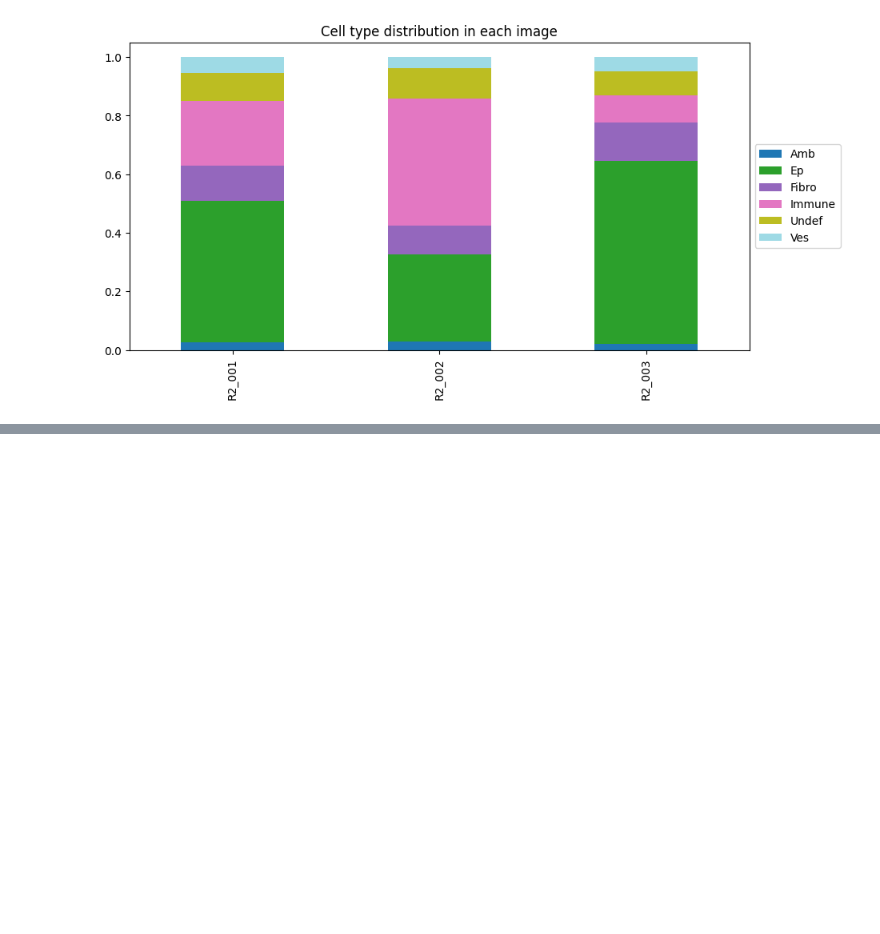
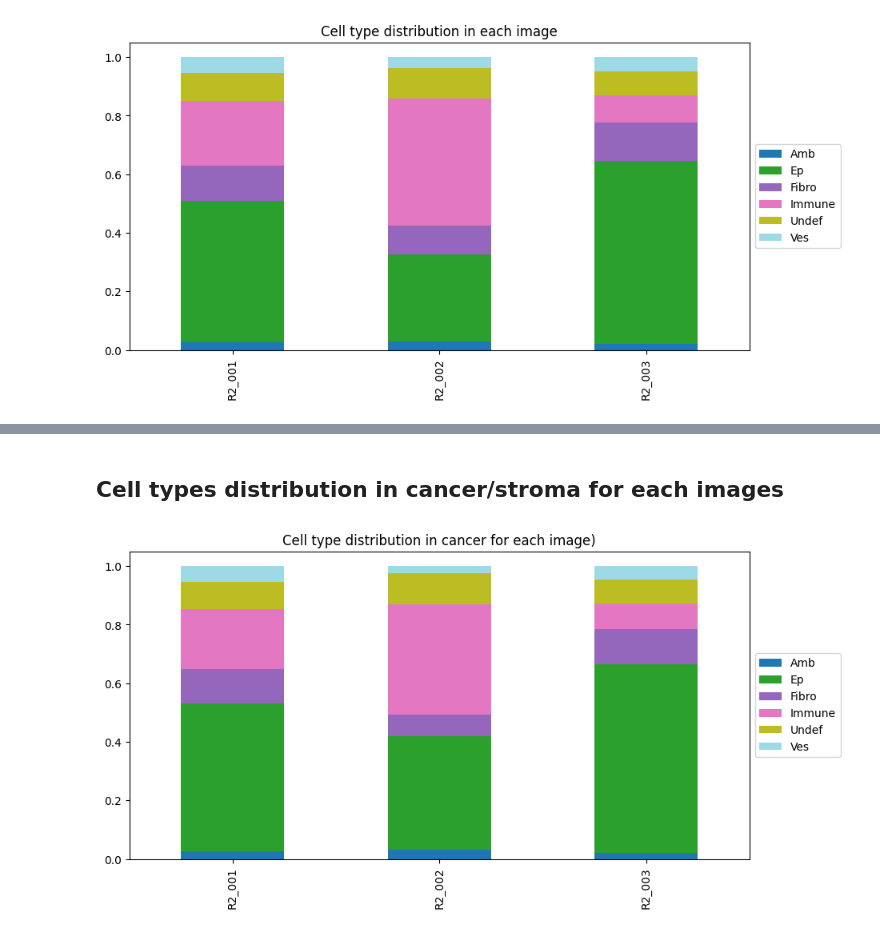
Before and after one commit to PattaWapee/IMCprocess, a Jupyter notebook: notebooks/mask_analysis/mask_analysis_full_pipeline/01pipeline_level1.ipynb, the cells around one changed output, grey strips where cells are left out. Saved outputs shown, nothing was run; the diff lists cells and outputs as text; code cells hidden in the pictures; blank space fills up the shorter version.

```diff
--- a/notebooks/mask_analysis/mask_analysis_full_pipeline/01pipeline_level1.ipynb
+++ b/notebooks/mask_analysis/mask_analysis_full_pipeline/01pipeline_level1.ipynb
@@ -229,0 +225,15 @@ plt.show()
+# %% [markdown]
+## Cell types distribution in cancer/stroma for each images
+# %%
+can_list = [ df[df.location=='cancer'] for df in cells_data_list]
+can_count = get_cell_count_df(can_list, 'level1',img_info)
+
+ax = can_count.plot(kind='bar', stacked=True,
+                    colormap='tab20',
+                    figsize=(10,5),
+                    title='Cell type distribution in cancer for each image)')
+ax.legend(loc='center left', bbox_to_anchor=(1, 0.5))
+plt.savefig('output/plot/cell_type_distribution_cancer_level1.png', bbox_inches='tight')
+plt.show()
+# %% [output]
+[figure, added]
```
Also changed, not shown: parts of 7 cells of this notebook, 4 other files.
